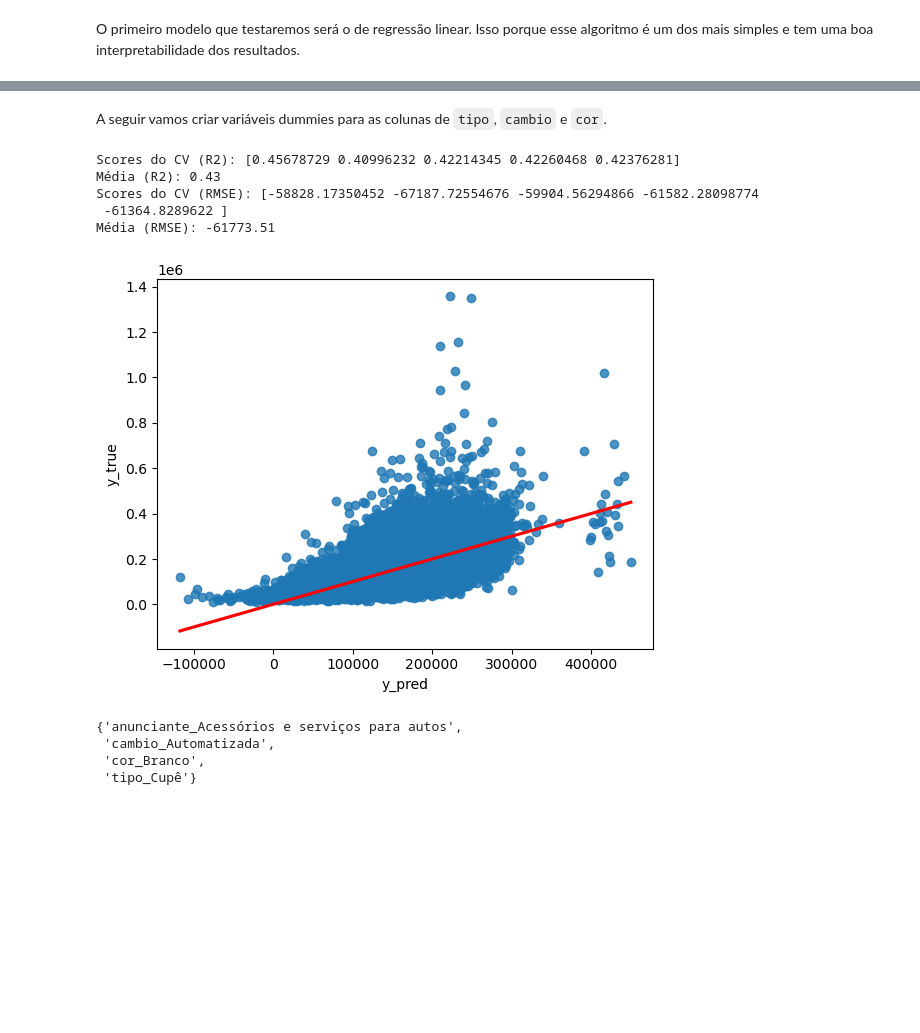
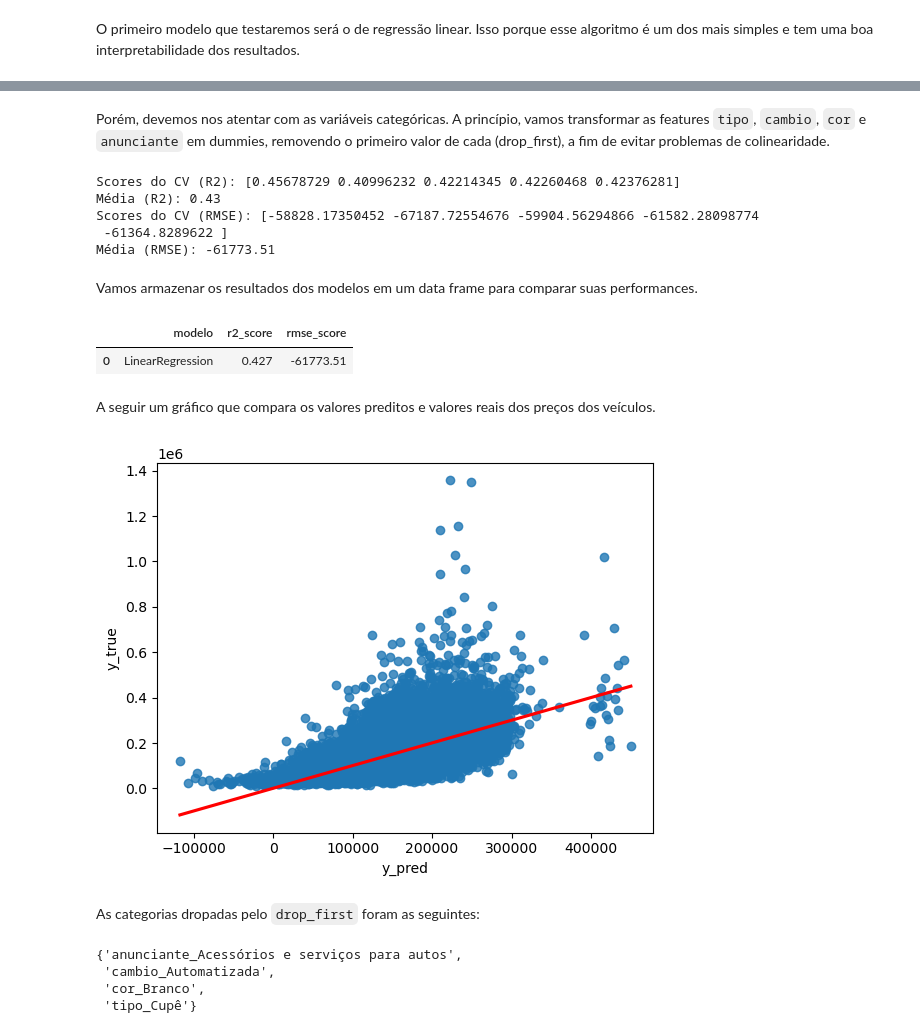
Before and after one commit to renatoinomata/indicium-data-science, a Jupyter notebook: machine_learning.ipynb, the cells around one changed output, grey strips where cells are left out. Cells and saved outputs as stored; diff of their text form; code cells hidden in the pictures; blank space fills up the shorter version.

```diff
--- a/machine_learning.ipynb
+++ b/machine_learning.ipynb
@@ -95,36 +67,53 @@ Média (RMSE): -71492.1
-# %% [markdown]
-A seguir vamos criar variáveis dummies para as colunas de `tipo`, `cambio` e `cor`.
+# %% [markdown]
+Porém, devemos nos atentar com as variáveis categóricas. A princípio, vamos transformar as features `tipo`, `cambio`, `cor` e `anunciante` em dummies, removendo o primeiro valor de cada (drop_first), a fim de evitar problemas de colinearidade.
 # %%
-# Criando dummies e removendo a primeira para evitar problemas de colinearidade
-df2 = pd.get_dummies(df, columns=['tipo', 'cambio', 'cor', 'anunciante'], drop_first=True)
+df1 = pd.get_dummies(df, columns=['tipo', 'cambio', 'cor', 'anunciante'], drop_first=True)
 
-X = df2.select_dtypes(np.number).drop(columns=['preco'])
-y = df2.preco
+X = df1.select_dtypes(np.number).drop(columns=['preco'])
+y = df1.preco
 
 kfold = KFold(n_splits=5, random_state=31, shuffle=True)
 
-pipeline = Pipeline([
+modelo1 = Pipeline([
     ('scaler', StandardScaler()),
     ('regressor', LinearRegression())
 ])
 
-print('Scores do CV (R2):', cross_val_score(pipeline, X, y, cv=kfold, scoring='r2'))
-print('Média (R2):', cross_val_score(pipeline, X, y, cv=kfold, scoring='r2').mean().round(2))
-print('Scores do CV (RMSE):', cross_val_score(pipeline, X, y, cv=kfold, scoring='neg_root_mean_squared_error'))
-print('Média (RMSE):', cross_val_score(pipeline, X, y, cv=kfold, scoring='neg_root_mean_squared_error').mean().round(2))
+r2_scores = cross_val_score(modelo1, X, y, cv=kfold, scoring='r2')
+rmse_scores = cross_val_score(modelo1, X, y, cv=kfold, scoring='neg_root_mean_squared_error')
 
-y_pred2 = pipeline.fit(X, y).predict(X)
-sns.regplot(x=y_pred2, y=y, line_kws={'color': 'red'})
-plt.xlabel('y_pred')
-plt.ylabel('y_true')
-plt.show()
+print('Scores do CV (R2):', r2_scores)
+print('Média (R2):', r2_scores.mean().round(2))
+print('Scores do CV (RMSE):', rmse_scores)
+print('Média (RMSE):', rmse_scores.mean().round(2))
 # %% [output]
 Scores do CV (R2): [0.45678729 0.40996232 0.42214345 0.42260468 0.42376281]
 Média (R2): 0.43
 Scores do CV (RMSE): [-58828.17350452 -67187.72554676 -59904.56294866 -61582.28098774
  -61364.8289622 ]
 Média (RMSE): -61773.51
-[figure, removed]
+# %% [markdown]
+Vamos armazenar os resultados dos modelos em um data frame para comparar suas performances.
+# %%
+modelos = pd.DataFrame([{'modelo': 'LinearRegression',
+                        'r2_score': r2_scores.mean().round(3),
+                        'rmse_score': rmse_scores.mean().round(2)}])
+modelos
+# %% [output]
+|  | modelo | r2_score | rmse_score |
+| 0 | LinearRegression | 0.427 | -61773.51 |
+# %% [markdown]
+A seguir um gráfico que compara os valores preditos e valores reais dos preços dos veículos.
+# %%
+y_pred1 = modelo1.fit(X, y).predict(X)
+sns.regplot(x=y_pred1, y=y, line_kws={'color': 'red'})
+plt.xlabel('y_pred')
+plt.ylabel('y_true')
+plt.show()
+# %% [output]
+[figure, added]
+# %% [markdown]
+As categorias dropadas pelo `drop_first` foram as seguintes:
 # %%
 set(pd.get_dummies(df, columns=['tipo', 'cambio', 'cor', 'anunciante'])) - set(pd.get_dummies(df, columns=['tipo', 'cambio', 'cor', 'anunciante'], drop_first=True).columns)
 # %% [output]
```
Also changed, not shown: parts of 34 cells of this notebook.
